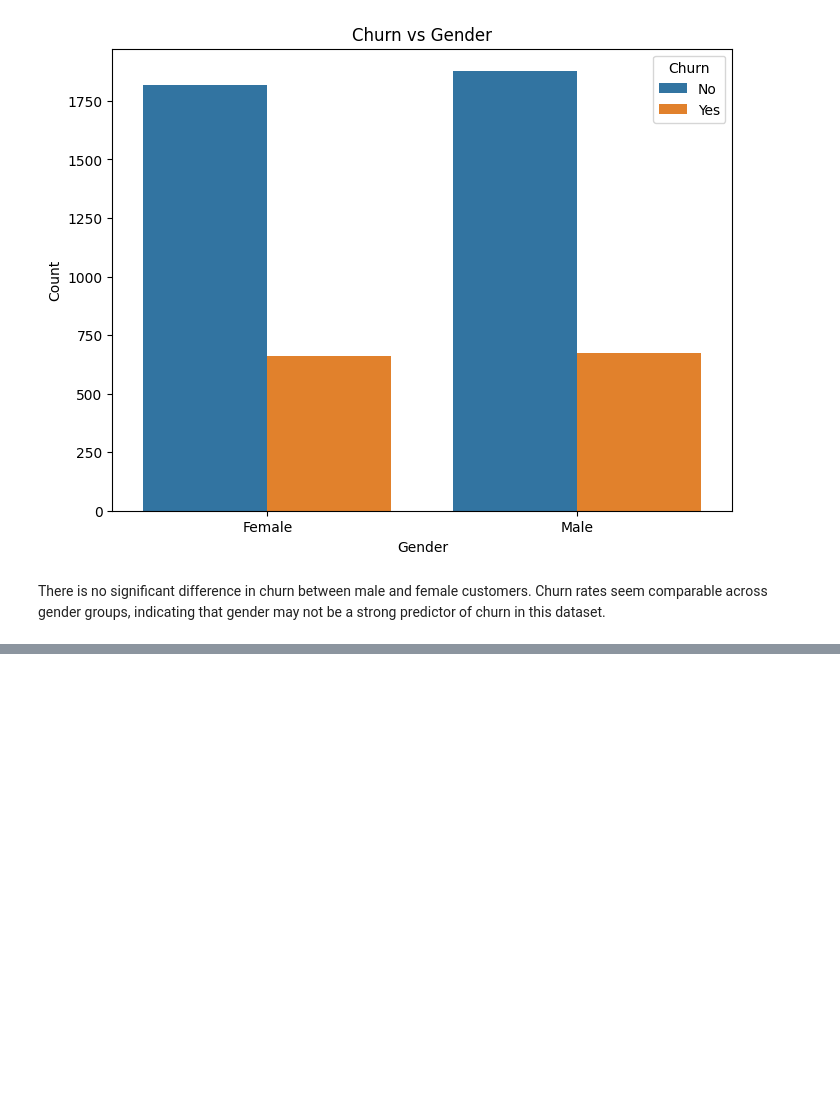
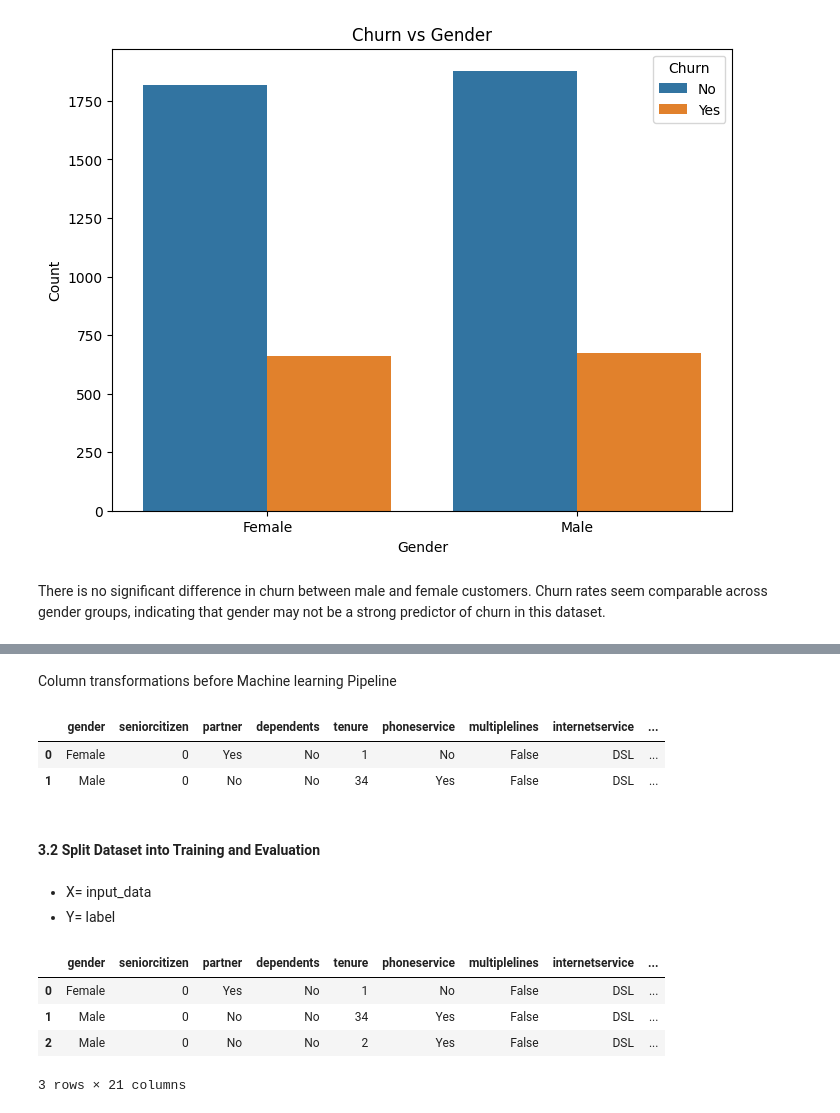
Before and after one commit to Davis-Azangu-DataAnalyst/Classification-Project-LP2, a Jupyter notebook: Notebooks/Churn_LP2.ipynb, the cells around one changed output, grey strips where cells are left out. Drawn from its saved outputs; the diff is of its cells as text; code cells hidden in the pictures; blank space fills up the shorter version.

```diff
--- a/Notebooks/Churn_LP2.ipynb
+++ b/Notebooks/Churn_LP2.ipynb
@@ -886,0 +932,46 @@ There is no significant difference in churn between male and female customers. C
+# %% [markdown]
+Column transformations before Machine learning Pipeline
+# %%
+df.head(2)
+# %% [output]
+|  | gender | seniorcitizen | partner | dependents | tenure | phoneservice | multiplelines | internetservice | ... |
+| 0 | Female | 0 | Yes | No | 1 | No | False | DSL | ... |
+| 1 | Male | 0 | No | No | 34 | Yes | False | DSL | ... |
+# %%
+df['gender'] = df['gender'].astype(str)
+df['partner'] = df['partner'].astype(str)
+df['deviceprotection'] = df['deviceprotection'].astype(str)
+df['internetservice']= df['internetservice'].astype(str)
+df['multiplelines'] = df['multiplelines'].astype(str)
+df['onlinebackup'] = df['onlinebackup'].astype(str)
+df['onlineSecurity'] = df['onlinesecurity'].astype(str)
+df['paperlessbilling'] = df['paperlessbilling'].astype(str)
+df['phoneservice'] = df['phoneservice'].astype(str)
+df['streamingmovies'] = df['streamingmovies'].astype(str)
+df['streamingTV'] = df['streamingtv'].astype(str)
+df['techsupport'] = df['techsupport'].astype(str)
+# %%
+columns_to_convert = ['gender', 'partner', 'deviceprotection', 'internetservice',
+                      'multiplelines', 'onlinebackup', 'onlineSecurity',
+                      'paperlessbilling', 'phoneservice', 'streamingmovies',
+                      'streamingTV', 'techsupport', 'seniorcitizen',
+                      'dependents', 'contract']
+
+# Convert columns to string type
+df[columns_to_convert] = df[columns_to_convert].astype(str)
+# %% [markdown]
+#### __3.2 Split Dataset into Training and Evaluation__
+# %% [markdown]
+- X= input_data
+- Y= label
+# %%
+X= df.drop('churn',axis=1)
+Y= df['churn']
+# %%
+X.head(3)
+# %% [output]
+|  | gender | seniorcitizen | partner | dependents | tenure | phoneservice | multiplelines | internetservice | ... |
+| 0 | Female | 0 | Yes | No | 1 | No | False | DSL | ... |
+| 1 | Male | 0 | No | No | 34 | Yes | False | DSL | ... |
+| 2 | Male | 0 | No | No | 2 | Yes | False | DSL | ... |
+3 rows × 21 columns
```
Also changed, not shown: parts of 29 cells of this notebook.
